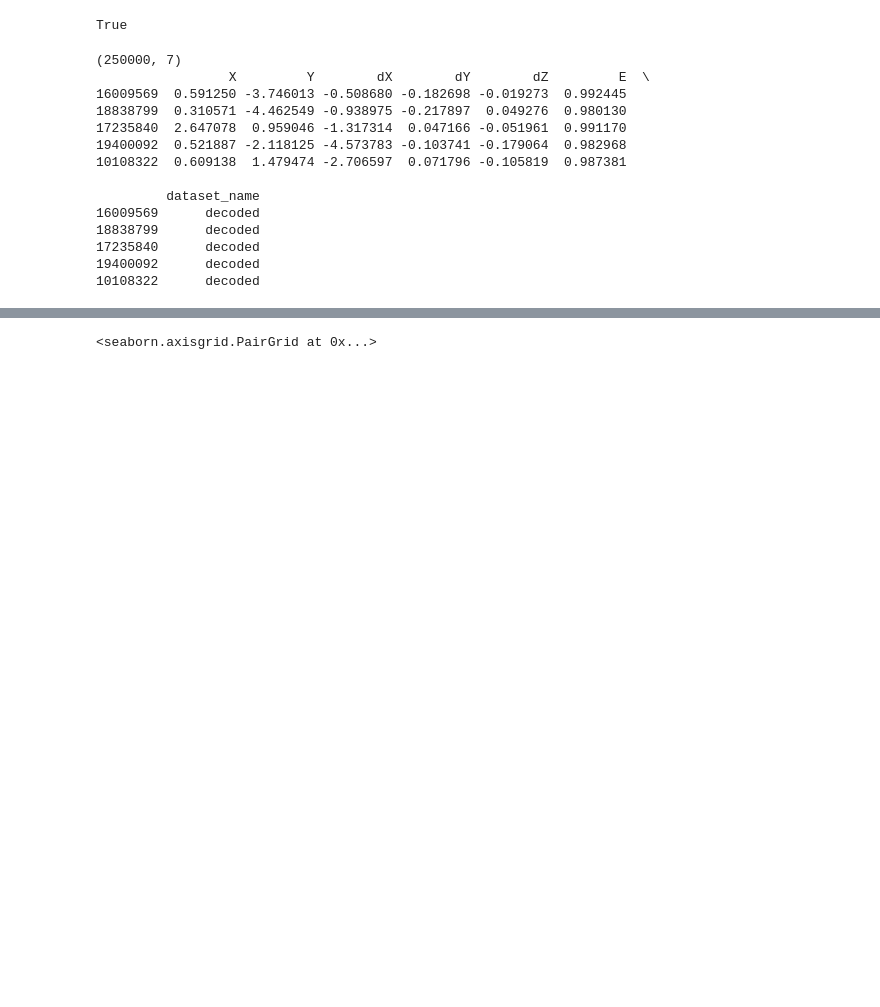
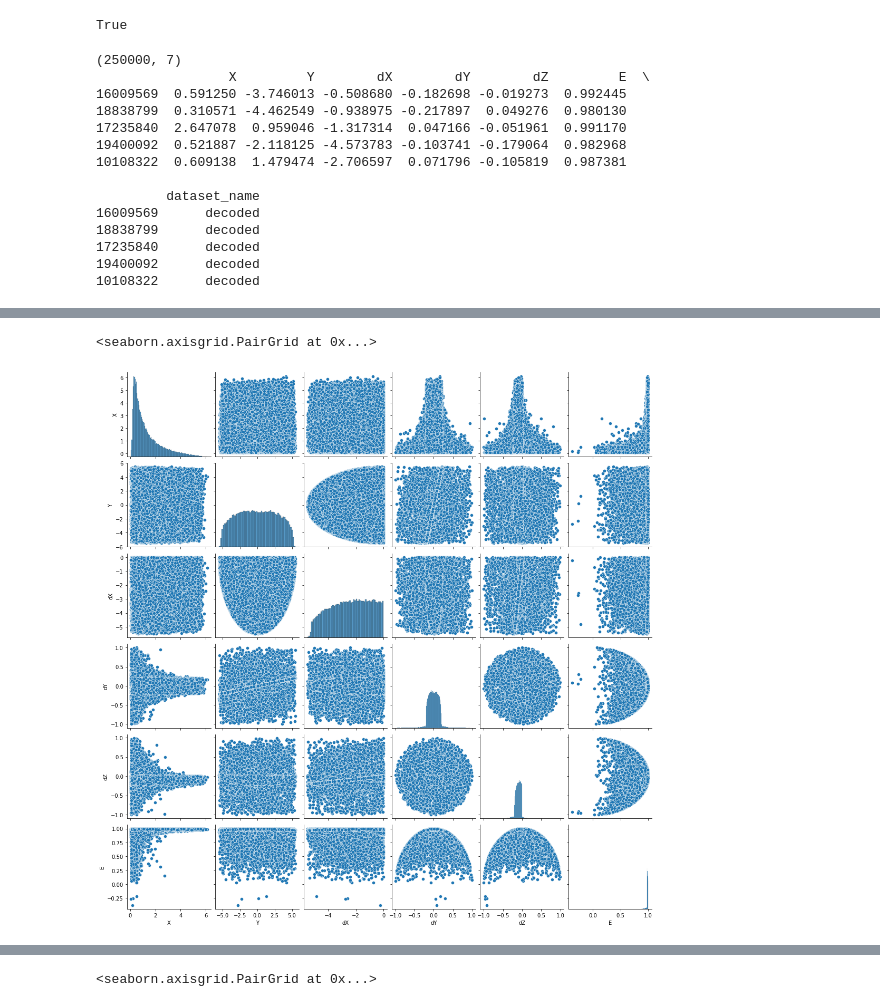
Before and after one commit to Galatros/VAE-GAN-PHSP, a Jupyter notebook: AE_VAE/Autoencoders_Photons/photons_vae_mmd.ipynb, the cells around one changed output, grey strips where cells are left out. Saved outputs shown, nothing was run; the diff lists cells and outputs as text; code cells hidden in the pictures; blank space fills up the shorter version.

```diff
--- a/AE_VAE/Autoencoders_Photons/photons_vae_mmd.ipynb
+++ b/AE_VAE/Autoencoders_Photons/photons_vae_mmd.ipynb
@@ -304,0 +313,5 @@ print(sample2.head())
+# %%
+sns.pairplot(sample2, kind="scatter")
+# %% [output]
+<seaborn.axisgrid.PairGrid at 0x...>
+[figure, added]
```
Also changed, not shown: parts of 3 cells of this notebook.
